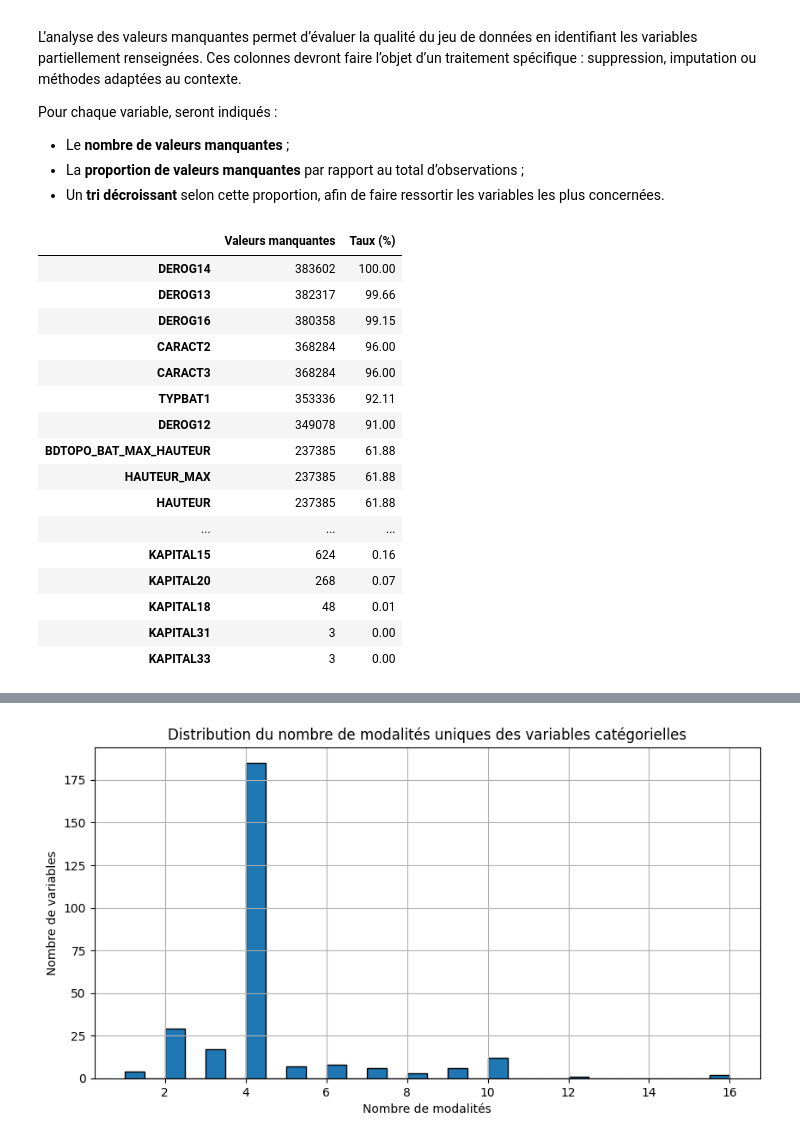
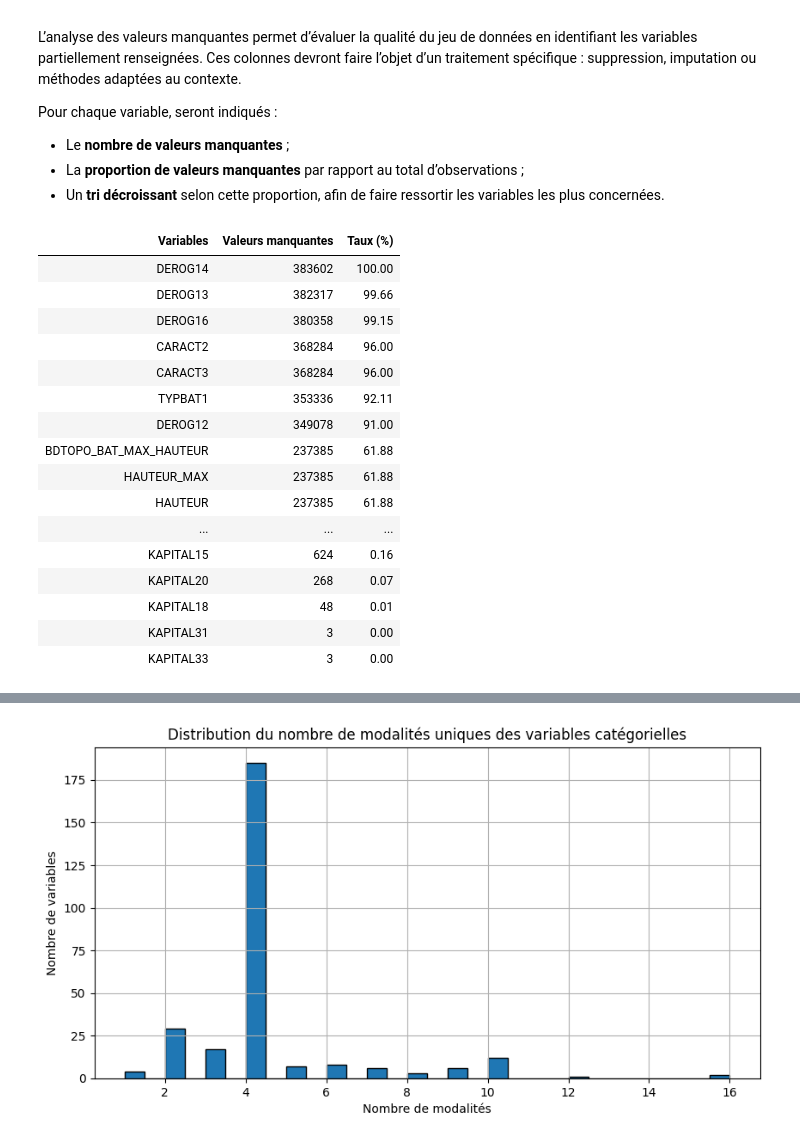
Before and after one commit to auduvignac/challengedata_ens_AssurPrime, a Jupyter notebook: notebooks/exploration/assurprime_modeling_workflow.ipynb, the cells around one changed output, grey strips where cells are left out. Saved outputs shown, nothing was run; the diff lists cells and outputs as text; code cells hidden in the pictures.

```diff
--- a/notebooks/exploration/assurprime_modeling_workflow.ipynb
+++ b/notebooks/exploration/assurprime_modeling_workflow.ipynb
@@ -293,0 +555,22 @@ HTML(f"""
+# %%
+def display_scrollable_df(
+    df, height=300, border_color="lightgray", padding=10
+):
+    """
+    Affiche un DataFrame dans une boîte HTML scrollable.
+
+    Paramètres :
+    - df : DataFrame à afficher
+    - height : hauteur (en pixels) de la boîte (par défaut 300)
+    - border_color : couleur de la bordure (par défaut lightgray)
+    - padding : espacement intérieur (en pixels, par défaut 10)
+    """
+    html = df.to_html()
+    return HTML(
+        f"""
+        <div style="height:{height}px; overflow:auto;
+                    border:1px solid {border_color}; padding:{padding}px">
+            {html}
+        </div>
+        """
+    )
@@ -356,29 +767,26 @@ Pour chaque variable, seront indiqués :
 # %%
 # Nombre et taux (%) de valeurs manquantes
 nb_missing = X_train.isnull().sum()
 taux_missing = X_train.isnull().mean() * 100
 
 # DataFrame résumé
-missing_info = pd.DataFrame({
-    'Valeurs manquantes': nb_missing,
-    'Taux (%)': taux_missing.round(2)
-})
+missing_info = pd.DataFrame(
+    {
+        "Variables": nb_missing.index,
+        "Valeurs manquantes": nb_missing,
+        "Taux (%)": taux_missing.round(2),
+    }
+)
 
 # Filtrage des colonnes avec au moins une valeur manquante
-missing_info = missing_info[missing_info['Valeurs manquantes'] > 0]
+missing_info = missing_info[missing_info["Valeurs manquantes"] > 0]
 
 # Tri décroissant par taux
-missing_info = missing_info.sort_values(by='Taux (%)', ascending=False)
+missing_info = missing_info.sort_values(by="Taux (%)", ascending=False)
 
-# Affichage dans une boîte scrollable
-html_table = missing_info.to_html()
-HTML(f"""
-<div style="height:300px; overflow-y:scroll; border:1px solid lightgray; padding:10px">
-    {html_table}
-</div>
-""")
+display_scrollable_df(missing_info)
 # %% [output]
-|  | Valeurs manquantes | Taux (%) |
+| Variables | Valeurs manquantes | Taux (%) |
 | DEROG14 | 383602 | 100.00 |
 | DEROG13 | 382317 | 99.66 |
 | DEROG16 | 380358 | 99.15 |
```
Also changed, not shown: parts of 66 cells of this notebook.
